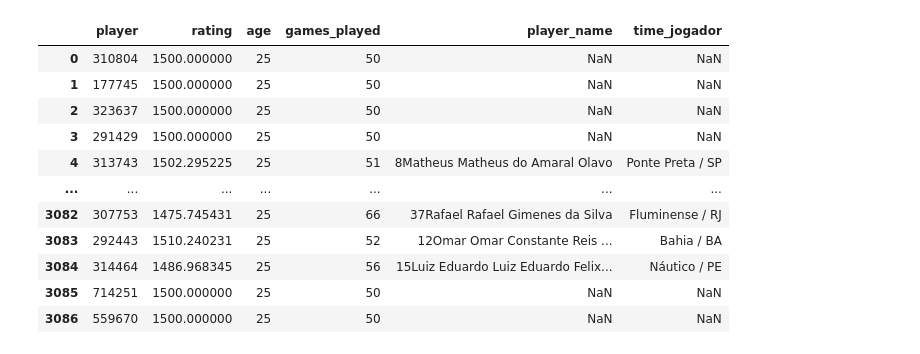
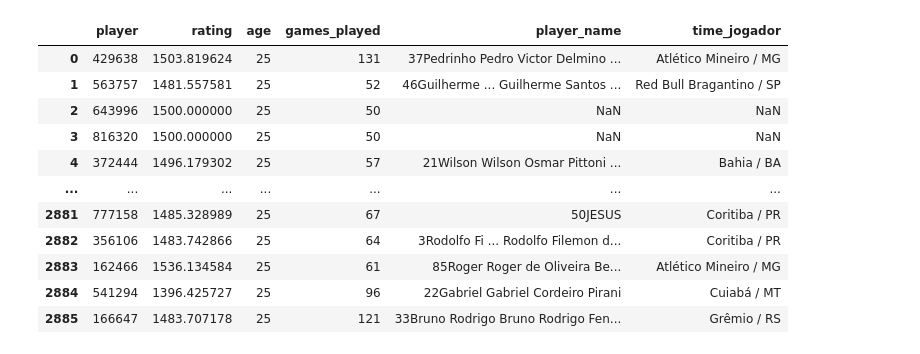
Before and after one commit to ramalhogs/Football-ranking-players, a Jupyter notebook: notebooks/testes.ipynb, the cells around one changed output. Saved outputs shown, nothing was run; the diff lists cells and outputs as text; code cells hidden in the pictures.

```diff
--- a/notebooks/testes.ipynb
+++ b/notebooks/testes.ipynb
@@ -18,40 +17,49 @@ years = range(2013, 2014)
 # %%
-df_jogos_2014 = pd.read_json('../Data/Serie_A_2013_games.json')
-df_jogos_2014_ = df_jogos_2014.T
-
-for index, row in df_jogos_2014_.iterrows():
-    processor = FootballDataProcessor(df_jogos_2014_, index-1)
-    final_df = processor.process(data_folder, file_names, years)
-    final_df.rename(columns={'player_id': 'player'}, inplace=True)
-
-    final_df['player'] = final_df['player'].astype('string')
-    id_players['player'] = id_players['player'].astype('string')
-
-    final_df_ = pd.merge(final_df, id_players, on='player', how='left')
-
-    team_1_name = df_jogos_2014_.iloc[index-1,0]
-    team_2_name = df_jogos_2014_.iloc[index-1,1]
+years = range(2013, 2023)
 
 
-    # Criar uma instância de FootballMatchRating
-    rating_calculator = FootballMatchRating(final_df_, team_1_name, team_2_name)
+for year in years:
+    if year == 2016:
+        pass
+    else:
+        print(year)
+        df_jogos_2014 = pd.read_json(f'../Data/Serie_A_{year}_games.json')
+        df_jogos_2014_ = df_jogos_2014.T
 
-    # Atualizar as ratings
-    updated_match_data = rating_calculator.update_ratings()
-    # Garantir que 'player' em updated_match_data está como string
-    updated_match_data['player'] = updated_match_data['player'].astype('string')
-    # Merge para obter apenas as colunas 'rating' e 'games_played' que precisam ser atualizadas
-    updated_match_data.rename(columns={'player_name_x': 'player_name'}, inplace=True)
-    updated_match_data.rename(columns={'time_jogador_x': 'time_jogador'}, inplace=True)
 
-    updated_values = id_players[['player']].merge(
-        updated_match_data[['player', 'rating', 'games_played', 'player_name', 'time_jogador']],
-        on='player',
-        how='left'
-    )
+        for index, row in df_jogos_2014_.iterrows():
+            processor = FootballDataProcessor(df_jogos_2014_, index-1)
+            final_df = processor.process(data_folder, file_names, year)
+            final_df.rename(columns={'player_id': 'player'}, inplace=True)
 
-    # Atualizar apenas as linhas corespondentes em id_players
-    id_players.update(updated_values)
+            final_df['player'] = final_df['player'].astype('string')
+            id_players['player'] = id_players['player'].astype('string')
+
+            final_df_ = pd.merge(final_df, id_players, on='player', how='left')
+
+            team_1_name = df_jogos_2014_.iloc[index-1,0]
+            team_2_name = df_jogos_2014_.iloc[index-1,1]
+
+
+            # Criar uma instância de FootballMatchRating
+            rating_calculator = FootballMatchRating(final_df_, team_1_name, team_2_name)
+
+            # Atualizar as ratings
+            updated_match_data = rating_calculator.update_ratings()
+            # Garantir que 'player' em updated_match_data está como string
+            updated_match_data['player'] = updated_match_data['player'].astype('string')
+            # Merge para obter apenas as colunas 'rating' e 'games_played' que precisam ser atualizadas
+            updated_match_data.rename(columns={'player_name_x': 'player_name'}, inplace=True)
+            updated_match_data.rename(columns={'time_jogador_x': 'time_jogador'}, inplace=True)
+
+            updated_values = id_players[['player']].merge(
+                updated_match_data[['player', 'rating', 'games_played', 'player_name', 'time_jogador']],
+                on='player',
+                how='left'
+            )
+
+            # Atualizar apenas as linhas corespondentes em id_players
+            id_players.update(updated_values)
 
 id_players
 # %% [output]
@@ -58,12 +75,12 @@ id_players
 |  | player | rating | age | games_played | player_name | time_jogador |
-| 0 | 310804 | 1500.000000 | 25 | 50 | NaN | NaN |
-| 1 | 177745 | 1500.000000 | 25 | 50 | NaN | NaN |
-| 2 | 323637 | 1500.000000 | 25 | 50 | NaN | NaN |
-| 3 | 291429 | 1500.000000 | 25 | 50 | NaN | NaN |
-| 4 | 313743 | 1502.295225 | 25 | 51 | 8Matheus Matheus do Amaral Olavo | Ponte Preta / SP |
+| 0 | 429638 | 1503.819624 | 25 | 131 | 37Pedrinho Pedro Victor Delmino ... | Atlético Mineiro / MG |
+| 1 | 563757 | 1481.557581 | 25 | 52 | 46Guilherme ... Guilherme Santos ... | Red Bull Bragantino / SP |
+| 2 | 643996 | 1500.000000 | 25 | 50 | NaN | NaN |
+| 3 | 816320 | 1500.000000 | 25 | 50 | NaN | NaN |
+| 4 | 372444 | 1496.179302 | 25 | 57 | 21Wilson Wilson Osmar Pittoni ... | Bahia / BA |
 | ... | ... | ... | ... | ... | ... | ... |
-| 3082 | 307753 | 1475.745431 | 25 | 66 | 37Rafael Rafael Gimenes da Silva | Fluminense / RJ |
-| 3083 | 292443 | 1510.240231 | 25 | 52 | 12Omar Omar Constante Reis ... | Bahia / BA |
-| 3084 | 314464 | 1486.968345 | 25 | 56 | 15Luiz Eduardo Luiz Eduardo Felix... | Náutico / PE |
-| 3085 | 714251 | 1500.000000 | 25 | 50 | NaN | NaN |
-| 3086 | 559670 | 1500.000000 | 25 | 50 | NaN | NaN |
+| 2881 | 777158 | 1485.328989 | 25 | 67 | 50JESUS | Coritiba / PR |
+| 2882 | 356106 | 1483.742866 | 25 | 64 | 3Rodolfo Fi ... Rodolfo Filemon d... | Coritiba / PR |
+| 2883 | 162466 | 1536.134584 | 25 | 61 | 85Roger Roger de Oliveira Be... | Atlético Mineiro / MG |
+| 2884 | 541294 | 1396.425727 | 25 | 96 | 22Gabriel Gabriel Cordeiro Pirani | Cuiabá / MT |
+| 2885 | 166647 | 1483.707178 | 25 | 121 | 33Bruno Rodrigo Bruno Rodrigo Fen... | Grêmio / RS |
```
Also changed, not shown: parts of 3 cells of this notebook, 6 other files.
